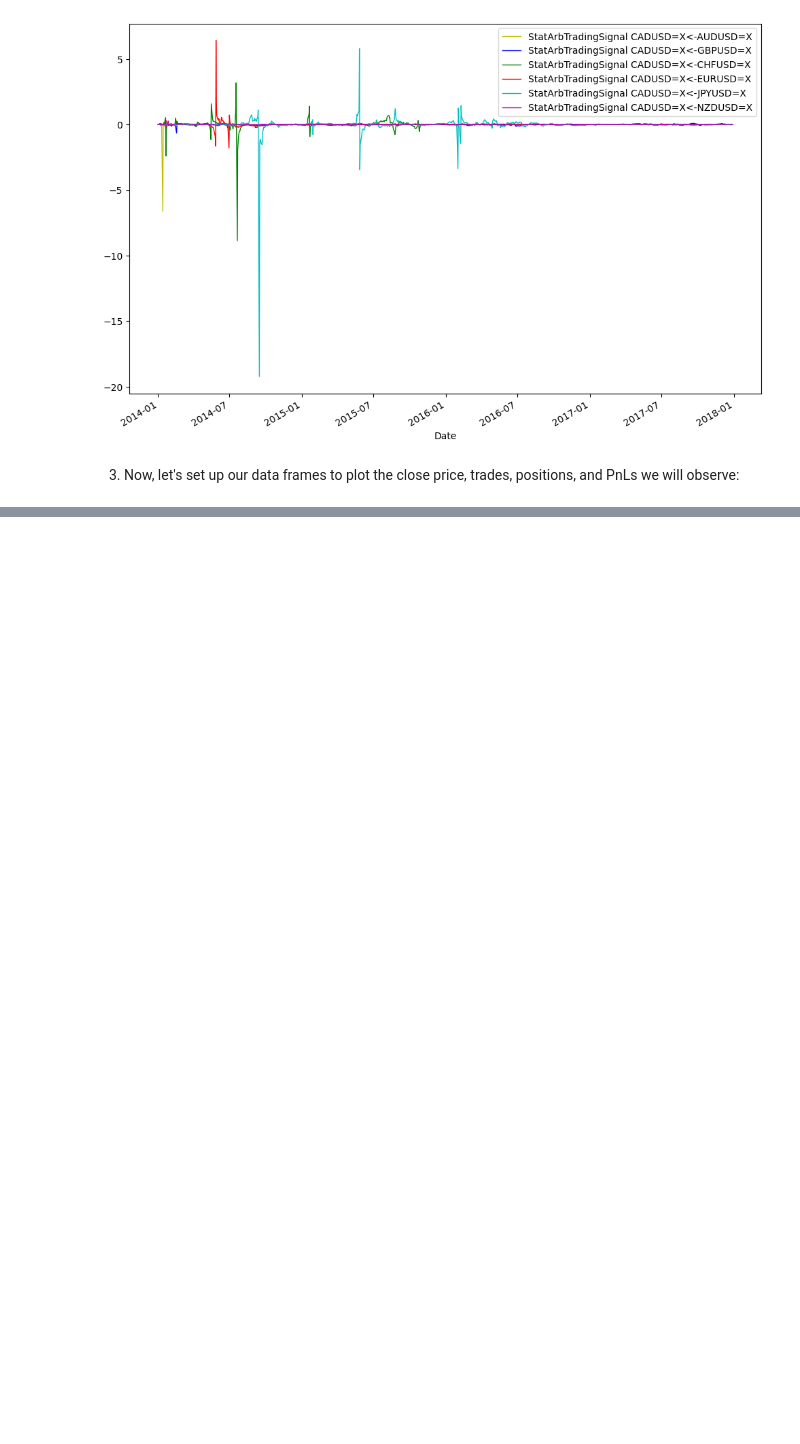
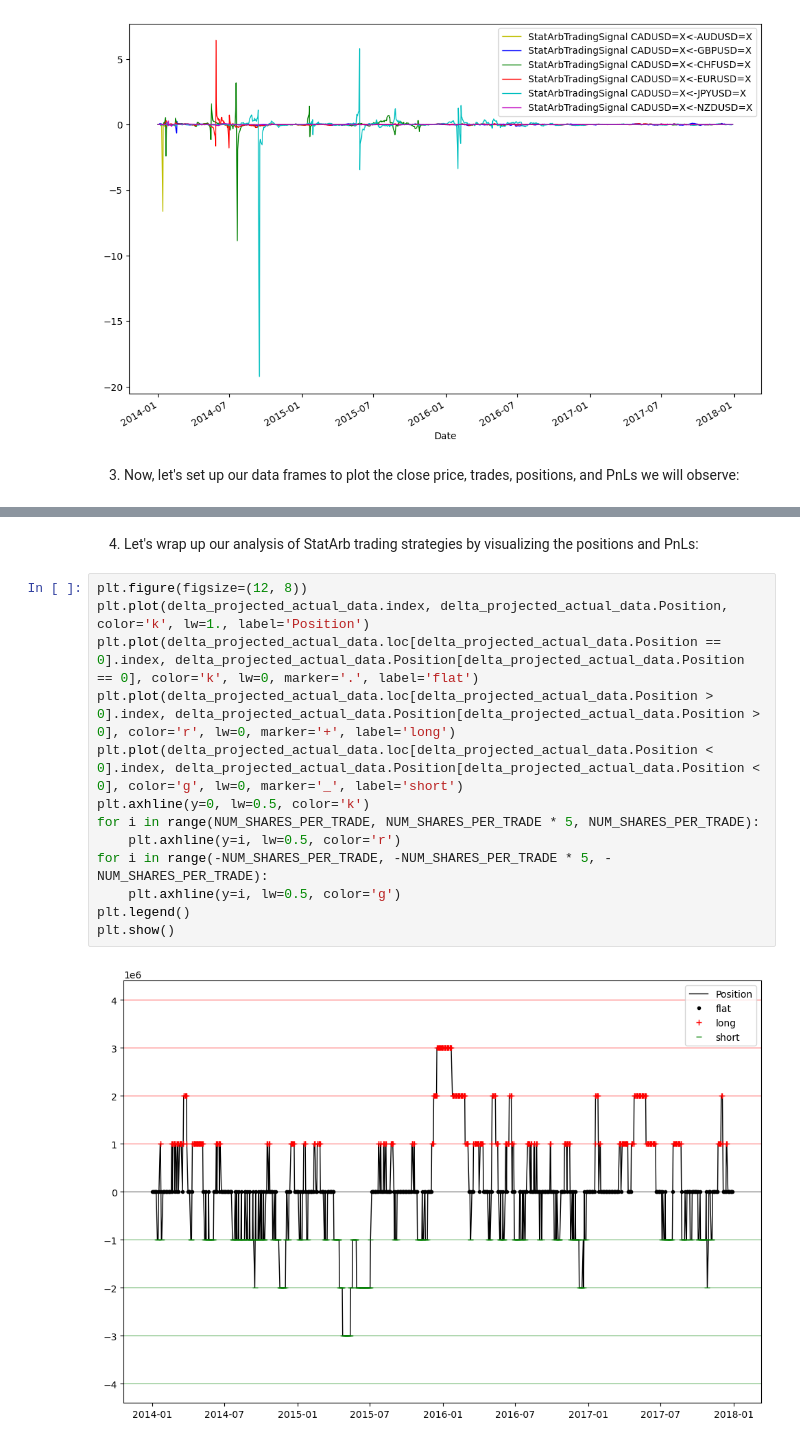
Before and after one commit to usunyu/quant-for-manna, a Jupyter notebook: books/Learn Algorithmic Trading - Build and deploy algorithmic trading systems and strategies using Python and advanced data analysis/Ch05_Sophisticated_Algorithmic_Strategies.ipynb, the cells around one changed output, grey strips where cells are left out. Cells and saved outputs as stored; diff of their text form; blank space fills up the shorter version.

Commit message:
[learn algo] Ch05 - Sophisticated Algorithmic Strategies 3

```diff
--- a/books/Learn Algorithmic Trading - Build and deploy algorithmic trading systems and strategies using Python and advanced data analysis/Ch05_Sophisticated_Algorithmic_Strategies.ipynb
+++ b/books/Learn Algorithmic Trading - Build and deploy algorithmic trading systems and strategies using Python and advanced data analysis/Ch05_Sophisticated_Algorithmic_Strategies.ipynb
@@ -1377,0 +1415,17 @@ plt.show()
+# %% [markdown]
+4. Let's wrap up our analysis of StatArb trading strategies by visualizing the positions and PnLs:
+# %%
+plt.figure(figsize=(12, 8))
+plt.plot(delta_projected_actual_data.index, delta_projected_actual_data.Position, color='k', lw=1., label='Position')
+plt.plot(delta_projected_actual_data.loc[delta_projected_actual_data.Position == 0].index, delta_projected_actual_data.Position[delta_projected_actual_data.Position == 0], color='k', lw=0, marker='.', label='flat')
+plt.plot(delta_projected_actual_data.loc[delta_projected_actual_data.Position > 0].index, delta_projected_actual_data.Position[delta_projected_actual_data.Position > 0], color='r', lw=0, marker='+', label='long')
+plt.plot(delta_projected_actual_data.loc[delta_projected_actual_data.Position < 0].index, delta_projected_actual_data.Position[delta_projected_actual_data.Position < 0], color='g', lw=0, marker='_', label='short')
+plt.axhline(y=0, lw=0.5, color='k')
+for i in range(NUM_SHARES_PER_TRADE, NUM_SHARES_PER_TRADE * 5, NUM_SHARES_PER_TRADE):
+    plt.axhline(y=i, lw=0.5, color='r')
+for i in range(-NUM_SHARES_PER_TRADE, -NUM_SHARES_PER_TRADE * 5, -NUM_SHARES_PER_TRADE):
+    plt.axhline(y=i, lw=0.5, color='g')
+plt.legend()
+plt.show()
+# %% [output]
+[figure, added]
```
Also changed, not shown: parts of 9 cells of this notebook.
